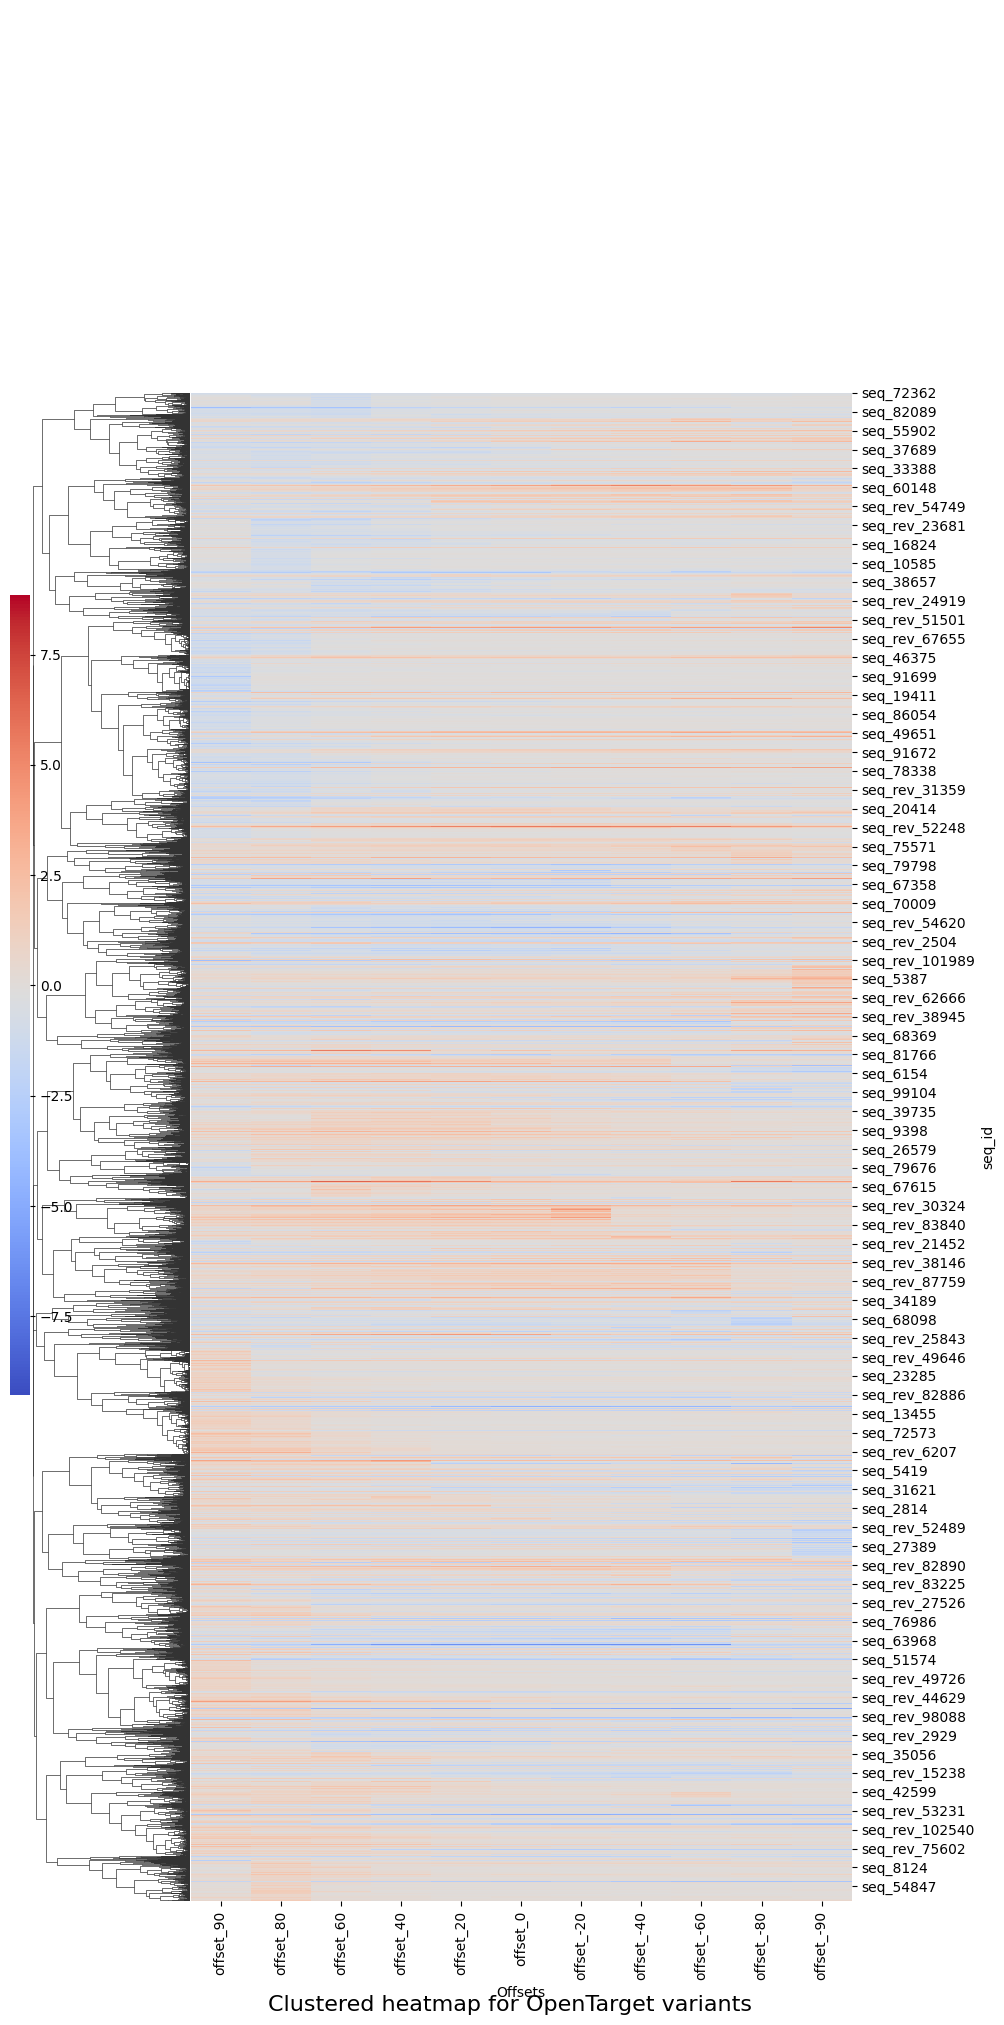
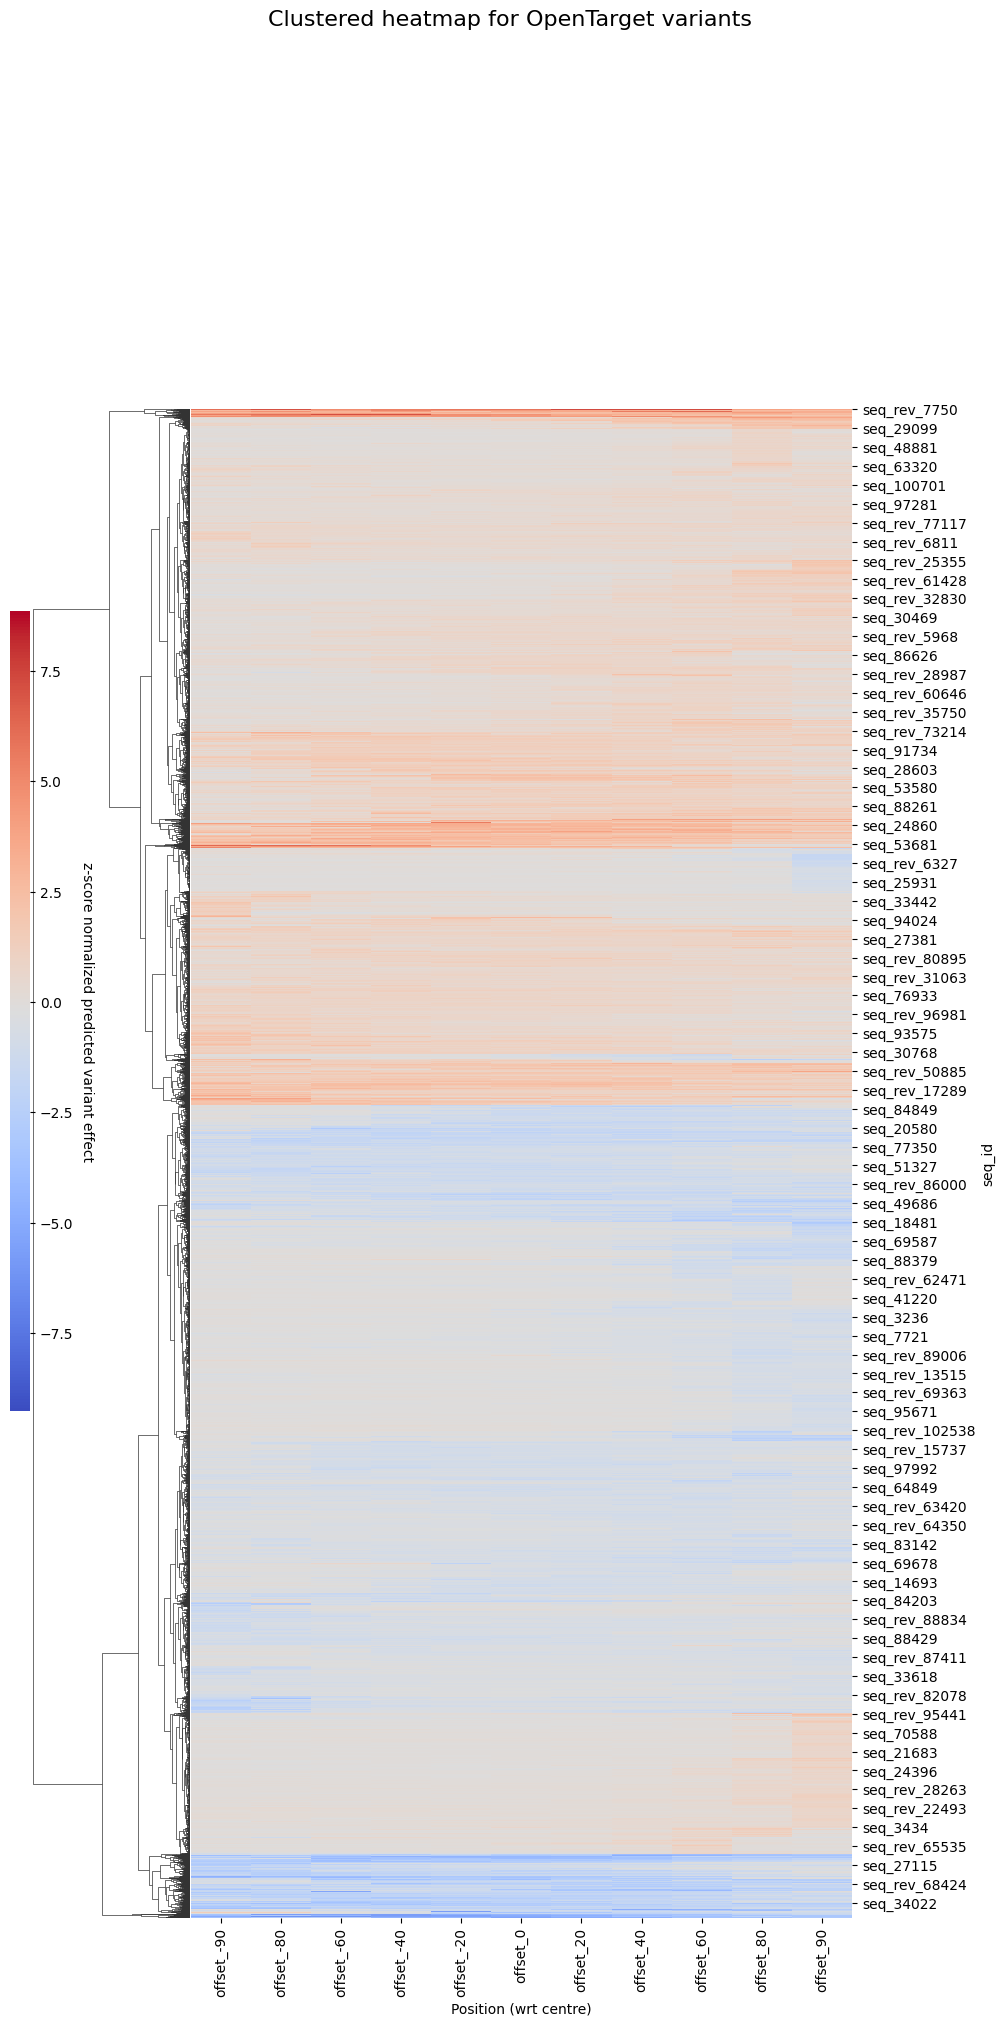
The notebook cell's code change between the first figure and the second:
--- before
+++ after
@@ -5,9 +5,18 @@
 offset_cols = [col for col in combined.columns if col.startswith('offset_')]
 
-filtered = combined[combined[offset_cols].apply(
+renamed_cols = {}
+for col in offset_cols:
+    offset_val = int(col.split('_')[1])
+    renamed_cols[col] = f"offset_{-(offset_val)}"
+
+combined = combined.rename(columns=renamed_cols)
+new_offset_cols = sorted(renamed_cols.values(), key=lambda x: int(x.split('_')[1]))
+
+
+filtered = combined[combined[new_offset_cols].apply(
     lambda row: (row > 0.5).any() or (row < -0.5).any(), axis=1)]
 
 print(len(filtered))
-heatmap_data = filtered[offset_cols]
+heatmap_data = filtered[new_offset_cols]
 heatmap_data.index = filtered['seq_id']  
 
@@ -15,5 +24,5 @@
     heatmap_data,
     cmap='coolwarm',
-    metric='correlation', 
+    metric='euclidean', 
     method='complete',
     figsize=(10,20),
@@ -25,7 +34,9 @@
 
 g.cax.set_position([0, .3, .02, .4])
-g.ax_heatmap.set_xlabel("Offsets")
+g.cax.set_ylabel("z-score normalized predicted variant effect", rotation=270, labelpad=15)
+
+g.ax_heatmap.set_xlabel("Position (wrt centre)")
 g.ax_heatmap.set_ylabel("seq_id")
-g.fig.suptitle("Clustered heatmap for OpenTarget variants", y=0, fontsize=16, ha='center')
+g.fig.suptitle("Clustered heatmap for OpenTarget variants", y=1.001, fontsize=16, ha='center')
 
 plt.show()

Commit: Updated figures